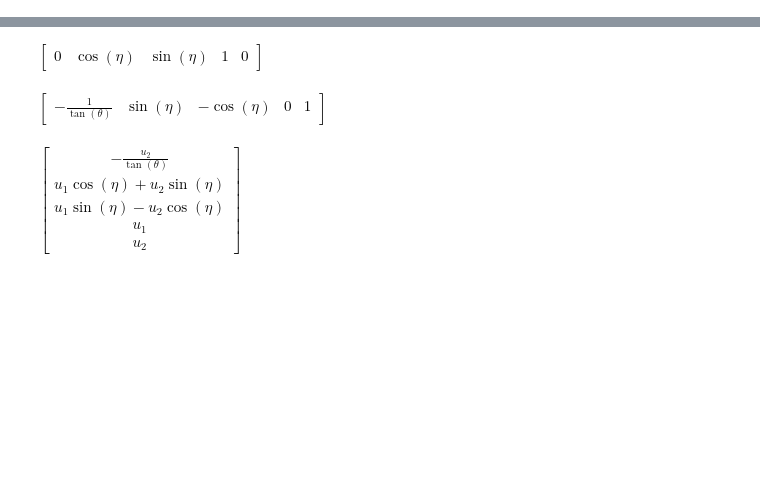
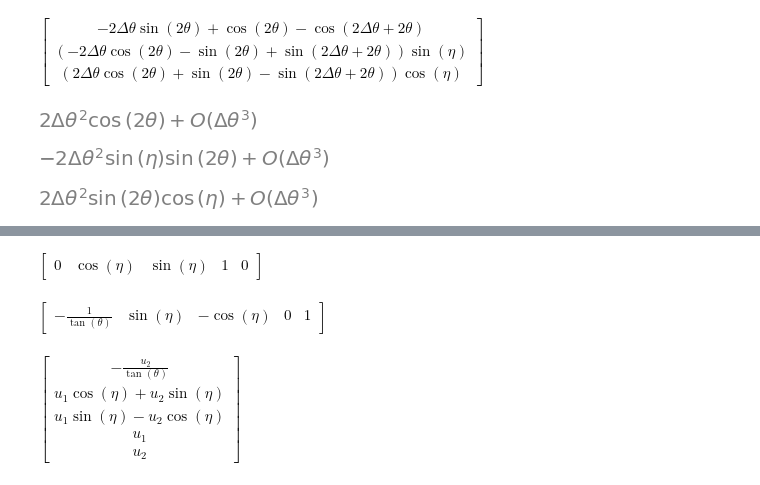
Before and after one commit to AxelHenningsson/darkmod, a Jupyter notebook: sandbox/errf.ipynb, the cells around one changed output, grey strips where cells are left out. Cells and saved outputs as stored; diff of their text form; code cells hidden in the pictures; blank space fills up the shorter version.

```diff
--- a/sandbox/errf.ipynb
+++ b/sandbox/errf.ipynb
@@ -24,0 +25,27 @@ $\displaystyle \left[\begin{matrix}\cos{\left(2 \theta \right)} - 1 & 0 & 0 & 0
+# %%
+dth = sp.Symbol('\Delta\\theta')
+
+dM1 = sp.Matrix([
+    [ sp.cos(2 * theta)-1            -  2*dth*sp.sin(2 * theta)             ],
+    [-sp.sin(eta)*sp.sin(2 * theta)  -  2*dth*sp.sin(eta)*sp.cos(2 * theta) ],
+    [ sp.cos(eta)*sp.sin(2 * theta)  +  2*dth*sp.cos(eta)*sp.cos(2 * theta) ]
+])
+
+dM2 = sp.Matrix([
+    [ sp.cos(2 * (theta + dth))-1            ],
+    [-sp.sin(eta)*sp.sin(2 * (theta + dth))  ],
+    [ sp.cos(eta)*sp.sin(2 * (theta + dth))  ]
+])
+
+e = sp.simplify( dM1 -dM2 )
+
+display(sp.simplify( dM1 -dM2 ))
+
+display( sp.series(e[0], x=dth, x0=0, n=3, dir='+') )
+display( sp.series(e[1], x=dth, x0=0, n=3, dir='+') )
+display( sp.series(e[2], x=dth, x0=0, n=3, dir='+') )
+# %% [output]
+$\displaystyle \left[\begin{matrix}- 2 \Delta\theta \sin{\left(2 \theta \right)} + \cos{\left(2 \theta \right)} - \cos{\left(2 \Delta\theta + 2 \theta \right)}\\\left(- 2 \Delta\theta \cos{\left(2 \theta \right)} - \sin{\left(2 \theta \right)} + \sin{\left(2 \Delta\theta + 2 \theta \right)}\right) \sin{\left(\eta \right)}\\\left(2 \Delta\theta \cos{\left(2 \theta \right)} + \sin{\left(2 \theta \right)} - \sin{\left(2 \Delta\theta + 2 \theta \right)}\right) \cos{\left(\eta \right)}\end{matrix}\right]$
+[figure, added]
+[figure, added]
+[figure, added]
```
Also changed, not shown: parts of 3 cells of this notebook, 6 other files.
